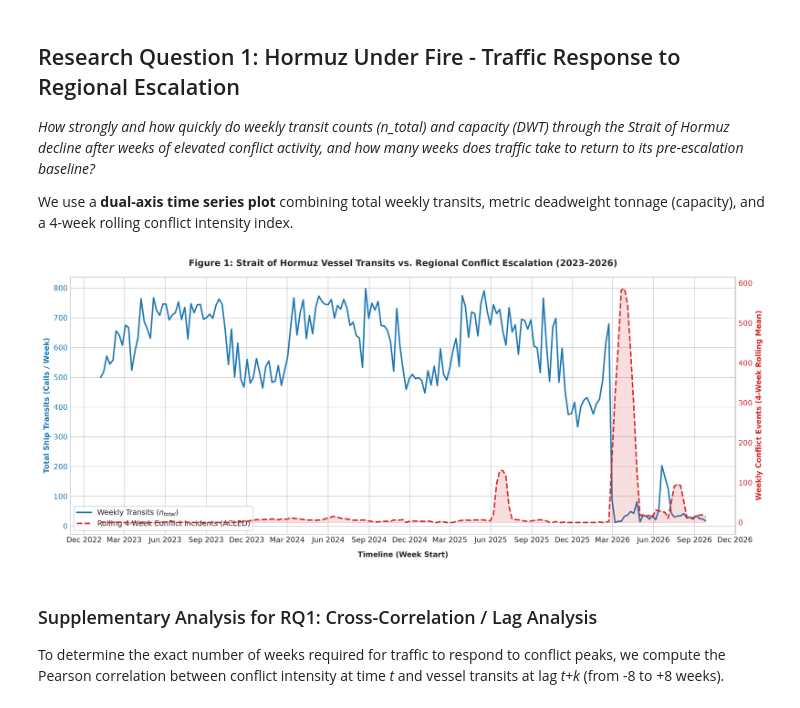
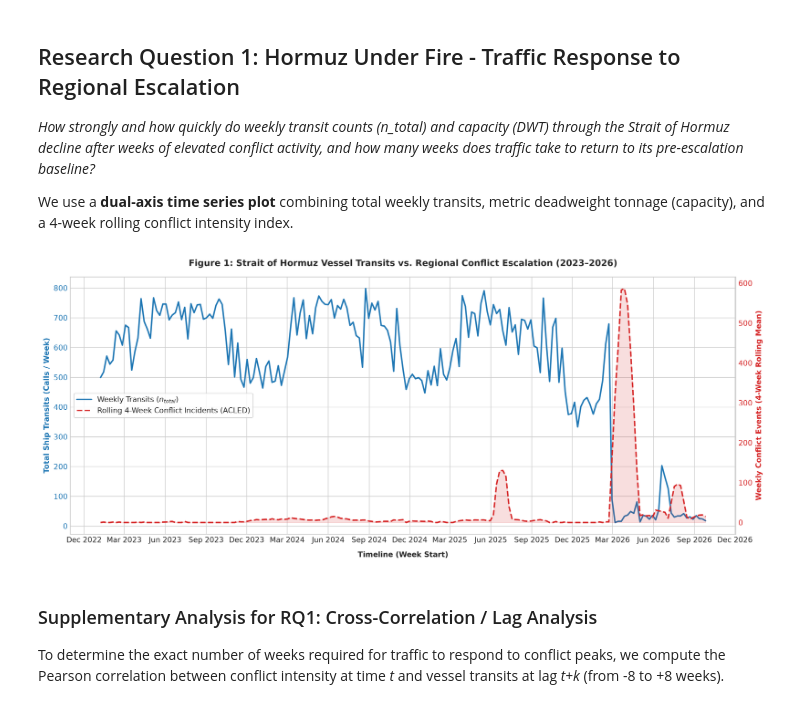
Before and after one commit to bxj6260/CIP_HS2026_107, a Jupyter notebook: 03_data_visualization.ipynb, the cells around one changed output. Cells and saved outputs as stored; diff of their text form; code cells hidden in the pictures.

```diff
--- a/03_data_visualization.ipynb
+++ b/03_data_visualization.ipynb
@@ -52,36 +54,36 @@ We use a **dual-axis time series plot** combining total weekly transits, metric
 fig, ax1 = plt.subplots(figsize=(14, 6), dpi=300)
 
 # Primary Y-axis: PortWatch Shipping Transits & Deadweight Tonnage
 color_transits = '#1f77b4'
 color_capacity = '#2ca02c'
 
 line1 = ax1.plot(ds1['week_start'], ds1['n_total'], color=color_transits, linewidth=2, label='Weekly Transits ($n_{total}$)')
 ax1.set_xlabel('Timeline (Week Start)', fontweight='bold', labelpad=10)
 ax1.set_ylabel('Total Ship Transits (Calls / Week)', color=color_transits, fontweight='bold')
 ax1.tick_params(axis='y', labelcolor=color_transits)
 ax1.xaxis.set_major_locator(mdates.MonthLocator(interval=3))
 ax1.xaxis.set_major_formatter(mdates.DateFormatter('%b %Y'))
 
 # Secondary Y-axis: Conflict Intensity
 ax2 = ax1.twinx()
-color_conflict = '#d62728## '
+color_conflict = '#d62728'
 line2 = ax2.plot(ds1['week_start'], ds1['conflict_events_rolling4w'], color=color_conflict, linewidth=2, linestyle='--', label='Rolling 4-Week Conflict Incidents (ACLED)')
 ax2.fill_between(ds1['week_start'], ds1['conflict_events_rolling4w'], color=color_conflict, alpha=0.15)
 ax2.set_ylabel('Weekly Conflict Events (4-Week Rolling Mean)', color=color_conflict, fontweight='bold')
 ax2.tick_params(axis='y', labelcolor=color_conflict)
 ax2.grid(False)  # Avoid overlapping gridlines
 
 # Combine legends from both axes
 lines = line1 + line2
 labels = [l.get_label() for l in lines]
-ax1.legend(lines, labels, loc='lower left', frameon=True)
+ax1.legend(lines, labels, loc='center left', frameon=True)
 
 plt.title('Figure 1: Strait of Hormuz Vessel Transits vs. Regional Conflict Escalation (2023–2026)', pad=15)
 fig.tight_layout()
 plt.savefig(FIGURES_DIR / "fig1_hormuz_escalation.png")
 plt.show()
 # %% [output]
-[figure, old version]
+[figure, new version]
 # %% [markdown]
 ### Supplementary Analysis for RQ1: Cross-Correlation / Lag Analysis
 To determine the exact number of weeks required for traffic to respond to conflict peaks, we compute the Pearson correlation between conflict intensity at time *t* and vessel transits at lag *t+k* (from -8 to +8 weeks).
```
Also changed, not shown: parts of 8 cells of this notebook.
